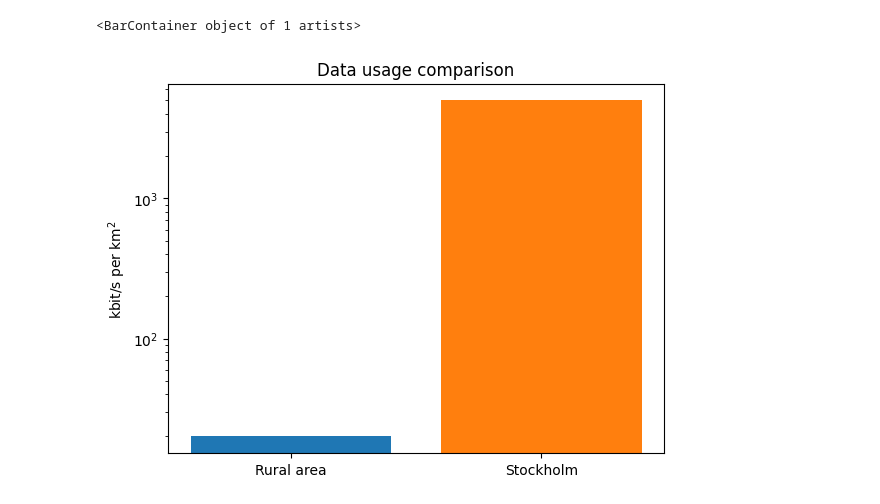
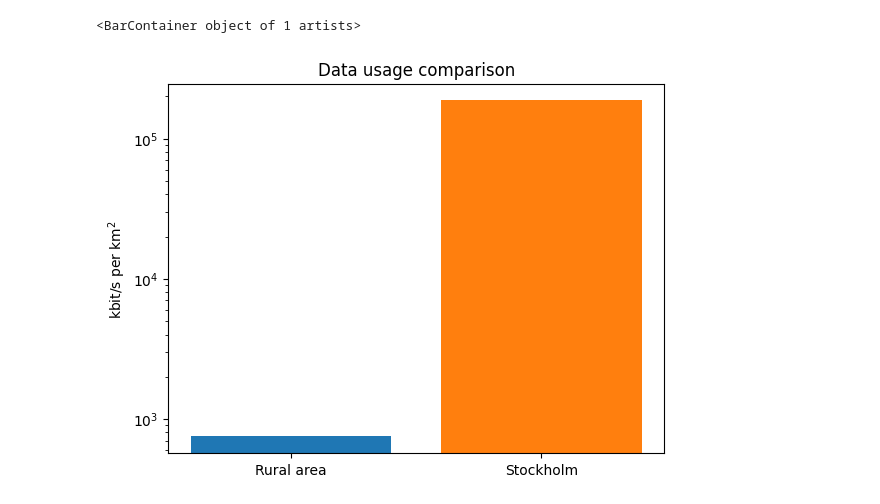
Before and after one commit to Joinatan/wireless_systems, a Jupyter notebook: casestudy2/data.ipynb, the cells around one changed output. Drawn from its saved outputs; the diff is of its cells as text; code cells hidden in the pictures.

```diff
--- a/casestudy2/data.ipynb
+++ b/casestudy2/data.ipynb
@@ -23,14 +23,14 @@ kbit_sqrkm_rural = pop_per_km_rural * average_kbit_sec_busyhour_per_person
 # %%
 #plot
 plt.title('Data usage comparison')
 plt.yscale('log')
 plt.ylabel(r'kbit/s per km$^2$')
 plt.xticks(np.arange(2), ["Rural area", "Stockholm"])
-plt.bar(0, pop_per_km_rural, label='Rural area')
-plt.bar(1, pop_per_km_sthlm, label='Stockholm')
+plt.bar(0, kbit_sqrkm_rural, label='Rural area')
+plt.bar(1, kbit_sqrkm_sthlm, label='Stockholm')
 # %% [output]
 <BarContainer object of 1 artists>
-[figure, old version]
+[figure, new version]
 # %%
 #spectral efficiency
 #https://www.gsma.com/spectrum/wp-content/uploads/2019/06/Benefits-of-Technology-Neutral-Spectrum-Licences.pdf
```
Also changed, not shown: parts of 9 cells of this notebook.
